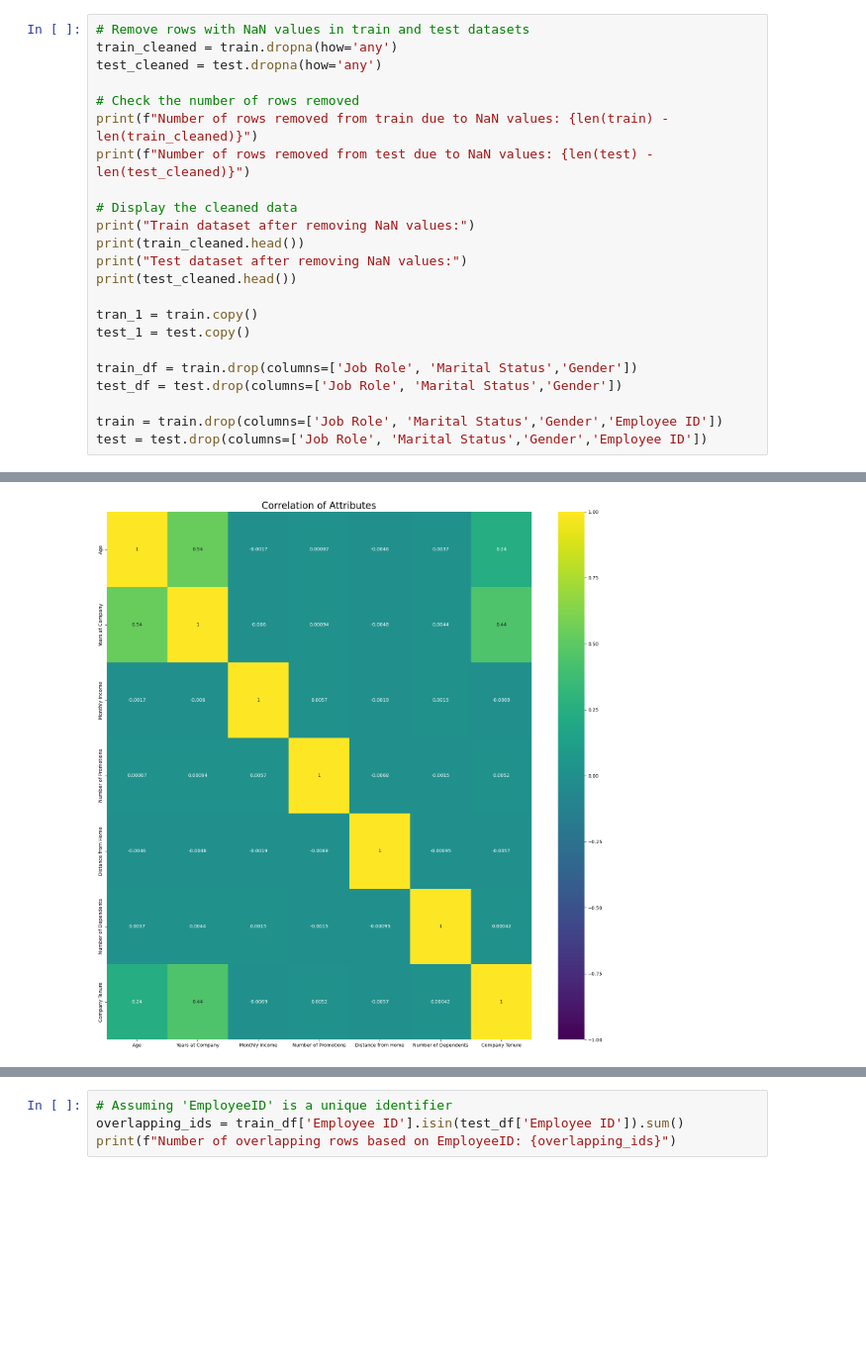
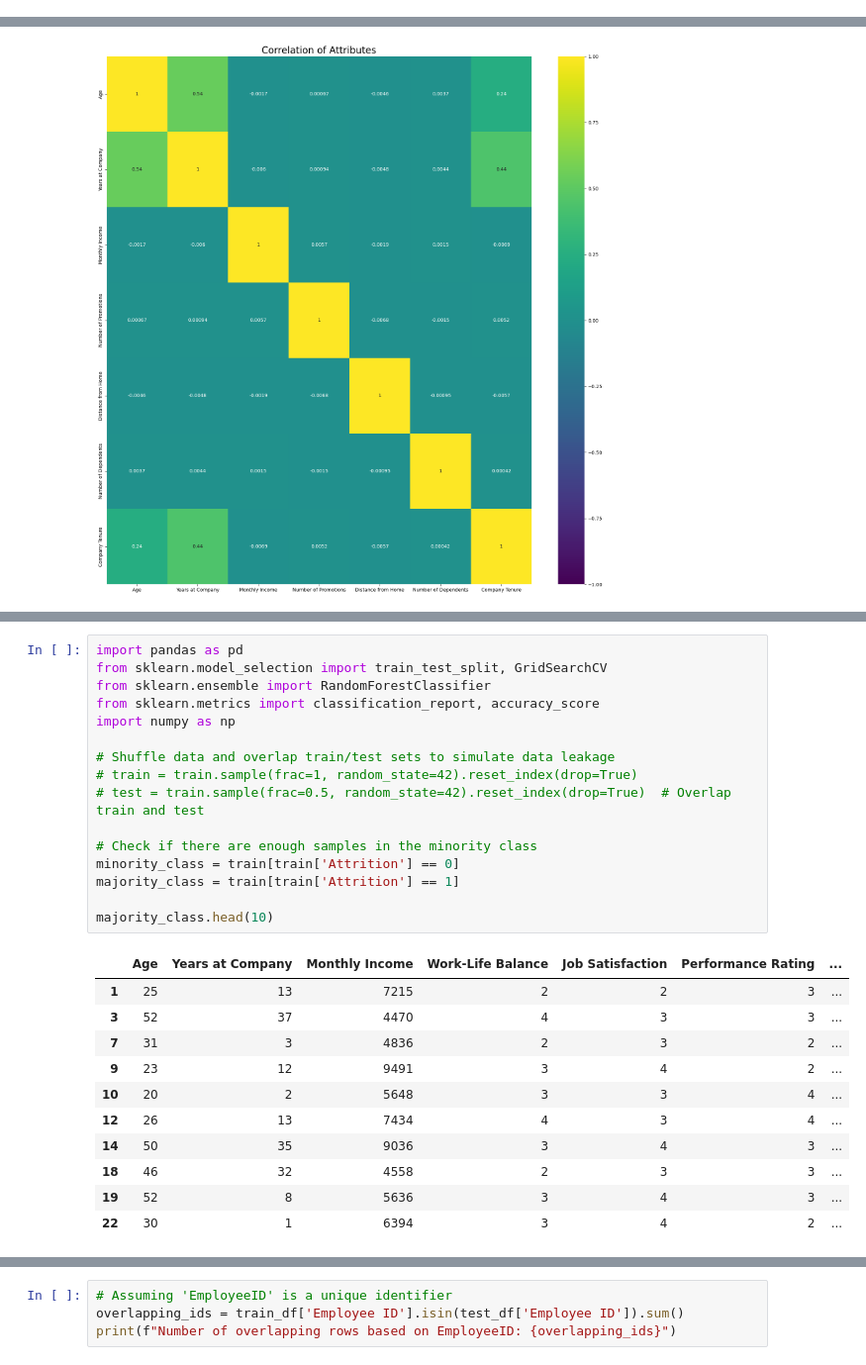
Before and after one commit to hansi-2000/HR-Project_ML, a Jupyter notebook: EMP_Attrition_rate.ipynb, the cells around one changed output, grey strips where cells are left out. Shown at 99% size. Saved outputs shown, nothing was run; the diff lists cells and outputs as text; blank space fills up the shorter version.

```diff
--- a/EMP_Attrition_rate.ipynb
+++ b/EMP_Attrition_rate.ipynb
@@ -197,23 +215,0 @@ train_df.head(10)
-# %%
-# Remove rows with NaN values in train and test datasets
-train_cleaned = train.dropna(how='any')
-test_cleaned = test.dropna(how='any')
-
-# Check the number of rows removed
-print(f"Number of rows removed from train due to NaN values: {len(train) - len(train_cleaned)}")
-print(f"Number of rows removed from test due to NaN values: {len(test) - len(test_cleaned)}")
-
-# Display the cleaned data
-print("Train dataset after removing NaN values:")
-print(train_cleaned.head())
-print("Test dataset after removing NaN values:")
-print(test_cleaned.head())
-
-tran_1 = train.copy()
-test_1 = test.copy()
-
-train_df = train.drop(columns=['Job Role', 'Marital Status','Gender'])
-test_df = test.drop(columns=['Job Role', 'Marital Status','Gender'])
-
-train = train.drop(columns=['Job Role', 'Marital Status','Gender','Employee ID'])
-test = test.drop(columns=['Job Role', 'Marital Status','Gender','Employee ID'])
@@ -452,0 +358,28 @@ weighted avg       1.00      1.00      1.00     14900
+# %%
+import pandas as pd
+from sklearn.model_selection import train_test_split, GridSearchCV
+from sklearn.ensemble import RandomForestClassifier
+from sklearn.metrics import classification_report, accuracy_score
+import numpy as np
+
+# Shuffle data and overlap train/test sets to simulate data leakage
+# train = train.sample(frac=1, random_state=42).reset_index(drop=True)
+# test = train.sample(frac=0.5, random_state=42).reset_index(drop=True)  # Overlap train and test
+
+# Check if there are enough samples in the minority class
+minority_class = train[train['Attrition'] == 0]
+majority_class = train[train['Attrition'] == 1]
+
+majority_class.head(10)
+# %% [output]
+|  | Age | Years at Company | Monthly Income | Work-Life Balance | Job Satisfaction | Performance Rating | ... |
+| 1 | 25 | 13 | 7215 | 2 | 2 | 3 | ... |
+| 3 | 52 | 37 | 4470 | 4 | 3 | 3 | ... |
+| 7 | 31 | 3 | 4836 | 2 | 3 | 2 | ... |
+| 9 | 23 | 12 | 9491 | 3 | 4 | 2 | ... |
+| 10 | 20 | 2 | 5648 | 3 | 3 | 4 | ... |
+| 12 | 26 | 13 | 7434 | 4 | 3 | 4 | ... |
+| 14 | 50 | 35 | 9036 | 3 | 4 | 3 | ... |
+| 18 | 46 | 32 | 4558 | 2 | 3 | 3 | ... |
+| 19 | 52 | 8 | 5636 | 3 | 4 | 3 | ... |
+| 22 | 30 | 1 | 6394 | 3 | 4 | 2 | ... |
```
Also changed, not shown: parts of 12 cells of this notebook.
